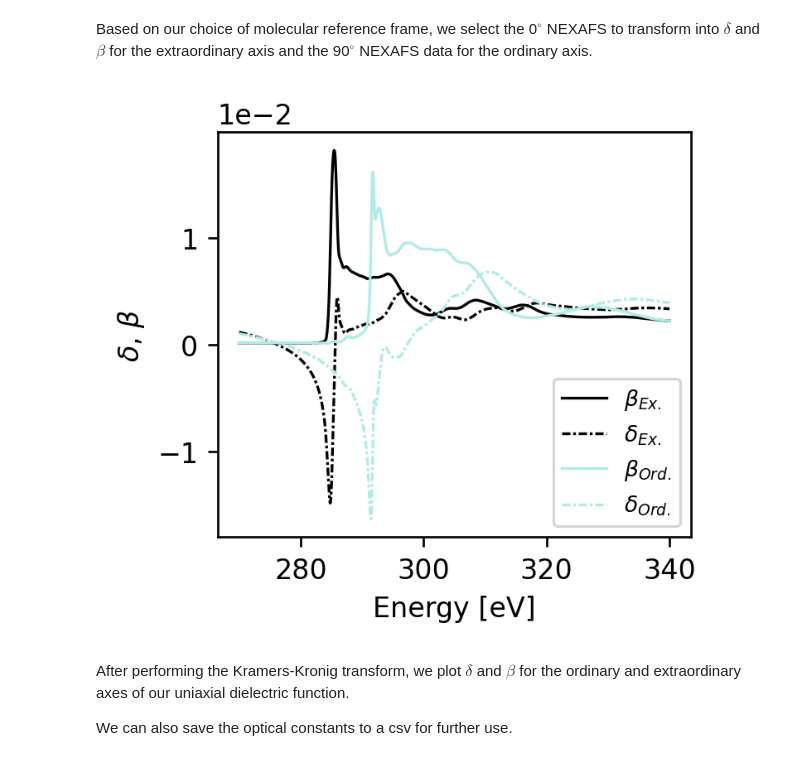
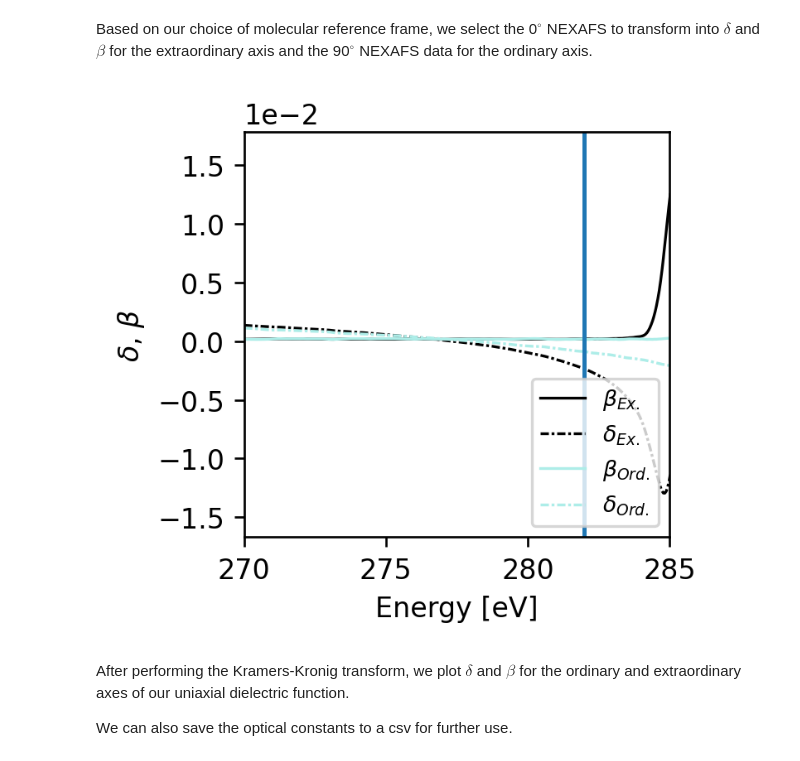
Before and after one commit to usnistgov/NRSS, a Jupyter notebook: src/NRSS_tutorials/MWCNTs/nb2_nexafs.ipynb, the cells around one changed output. Saved outputs shown, nothing was run; the diff lists cells and outputs as text; code cells hidden in the pictures.

```diff
--- a/src/NRSS_tutorials/MWCNTs/nb2_nexafs.ipynb
+++ b/src/NRSS_tutorials/MWCNTs/nb2_nexafs.ipynb
@@ -65,11 +70,23 @@ def poly2(x, a, b, c):
     return a*x**2 + b*x + c
 # %%
 extrapolated_TEY = np.zeros((len(reference_scan['energy']), 1))
-x = np.cos(np.deg2rad(angles))**2
+x = np.sin(np.deg2rad(angles))**2
 for i in range(len(reference_scan['energy'])):
     y = HOPG_data[i,:]
     popt, _ = curve_fit(poly2, x, y)
-    extrapolated_TEY[i, 0] = poly2(1, *popt)
+    extrapolated_TEY[i, 0] = poly2(0, *popt)
 
 angles = [0, 20, 33, 44, 55, 70, 90]
 HOPG = xr.DataArray(np.concatenate((extrapolated_TEY, HOPG_data), axis=1), dims=['energy', 'angle'], coords={'energy':reference_scan['energy'], 'angle':angles})
+# %%
+for i in range(len(angles)):
+    x = HOPG.energy
+    y = HOPG.sel(angle=angles[i])
+    idx = (x > 270) & (x < 280)
+    x2 = x[idx]
+    y2 = y[idx]
+    popt, _ = curve_fit(poly1, x2, y2)
+    y -= poly1(x, *popt)
+    idx = (x > 339) & (x < 340)
+    y /= np.mean(y[idx])
+    HOPG[:,i] = y
@@ -114,8 +142,8 @@ def calculate_deltabeta(spectra_e, spectra_abs, chemform, density, merge_low, me
     ASF_E, ASF_Data = kk.data.calculate_asf(stoichiometry)
     ASF_Data2 = kk.data.coeffs_to_ASF(ASF_E, np.vstack((ASF_Data, ASF_Data[-1])))
 
-    idx = spectra_e < merge_low
-    spectra_abs[idx] = 0
+    # idx = spectra_e < merge_low
+    # spectra_abs[idx] = 0
     # Merge Henke data with NEXAFS
     merged = data.merge_spectra(np.column_stack((spectra_e, spectra_abs)), ASF_E, ASF_Data, merge_points=(merge_low, merge_high), add_background=False, fix_distortions=False, plotting_extras=True)
 
@@ -136,7 +164,7 @@ Based on our choice of molecular reference frame, we select the 0$^\circ$ NEXAFS
 # %%
 chemform = 'C'
 density = 2.2
-merge_low = 282
+merge_low = 270
 merge_high = 340
 delta_para, beta_para = calculate_deltabeta(HOPG.energy, HOPG.sel(angle=0).values, chemform, density, merge_low, merge_high)
 delta_perp, beta_perp = calculate_deltabeta(HOPG.energy, HOPG.sel(angle=90).values, chemform, density, merge_low, merge_high)
@@ -145,19 +173,21 @@ pd_HOPG = pd.DataFrame(data={'BetaPara':beta_para[:,1], 'DeltaPara':delta_para[:
 # %%
 fig, ax = plt.subplots(dpi=240, figsize=(3, 2.7),layout='constrained')
 
 pd_HOPG.plot(x='Energy',y='BetaPara', ax=ax, linewidth=1, color=c[0])
 pd_HOPG.plot(x='Energy',y='DeltaPara', ax=ax, linewidth=1, color=c[0], linestyle=(0, (3, 1, 1, 1)))
 pd_HOPG.plot(x='Energy',y='BetaPerp', ax=ax, linewidth=1, color=c[-1])
 pd_HOPG.plot(x='Energy',y='DeltaPerp', ax=ax, linewidth=1, color=c[-1], linestyle=(0, (3, 1, 1, 1)))
 
 plt.xlabel('Energy [eV]')
 plt.ylabel(r'$\delta$, $\beta$')
 plt.legend([r'$\beta_{Ex.}$', r'$\delta_{Ex.}$', r'$\beta_{Ord.}$', r'$\delta_{Ord.}$'], fontsize=8, loc='lower right')
 ax.ticklabel_format(axis='y', style='sci', scilimits=[0,0])
 # plt.savefig('Figures/deltabeta.pdf', format='pdf', bbox_inches='tight')
+plt.xlim(270, 285)
+plt.axvline(282)
 plt.show()
 # %% [output]
-[figure, old version]
+[figure, new version]
 # %% [markdown]
 After performing the Kramers-Kronig transform, we plot $\delta$ and $\beta$ for the ordinary and extraordinary axes of our uniaxial dielectric function.
 
```
Also changed, not shown: parts of 7 cells of this notebook, 3 other files.
